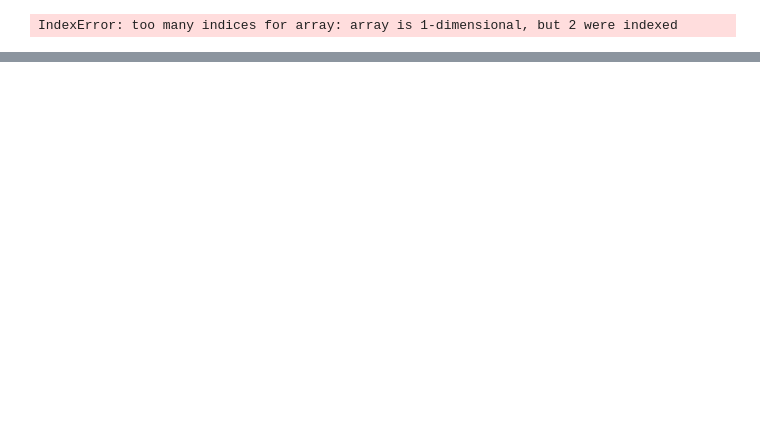
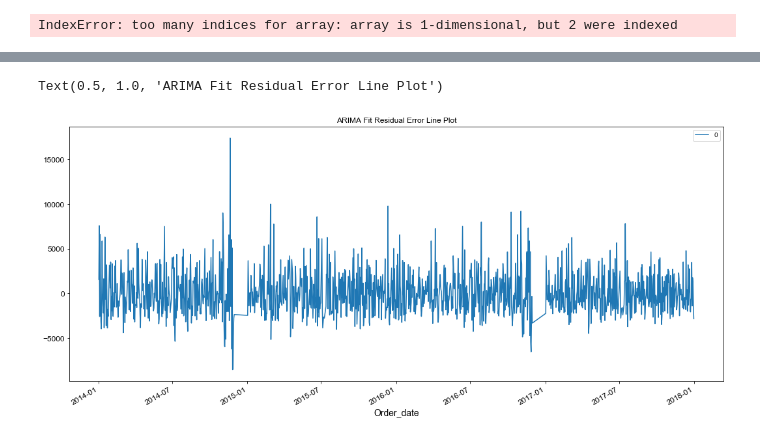
Before and after one commit to UniqueLWS/LWS, a Jupyter notebook: 7810_Group project source code_group 6.ipynb, the cells around one changed output, grey strips where cells are left out. Saved outputs shown, nothing was run; the diff lists cells and outputs as text; code cells hidden in the pictures; blank space fills up the shorter version.

```diff
--- a/7810_Group project source code_group 6.ipynb
+++ b/7810_Group project source code_group 6.ipynb
@@ -1306,0 +1389,7 @@ sales_data.head()
+# %%
+# fit an ARIMA(5,1,0) model.
+# This sets the lag value to 5 for autoregression, uses a difference order of 1 to make the time series stationary,
+# and uses a moving average model of 0.
+model = ARIMA(arima_data1, order=(5,1,0))
+model_fit = model.fit(disp=0)
+print(model_fit.summary())
@@ -1306,0 +1414,8 @@ sales_data.head()
+# %%
+# plot residual errors, shows that there are still some information which is not captured by the model.
+residuals = DataFrame(model_fit.resid)
+residuals.plot()
+pyplot.title('ARIMA Fit Residual Error Line Plot')
+# %% [output]
+Text(0.5, 1.0, 'ARIMA Fit Residual Error Line Plot')
+[figure, added]
```
Also changed, not shown: parts of 37 cells of this notebook.
